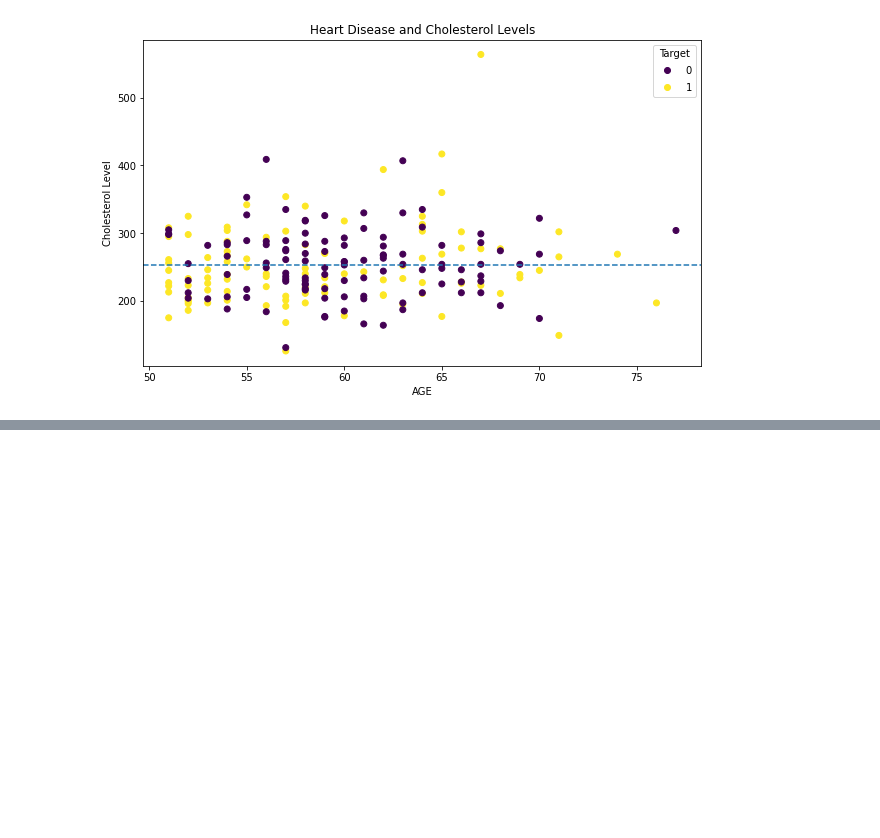
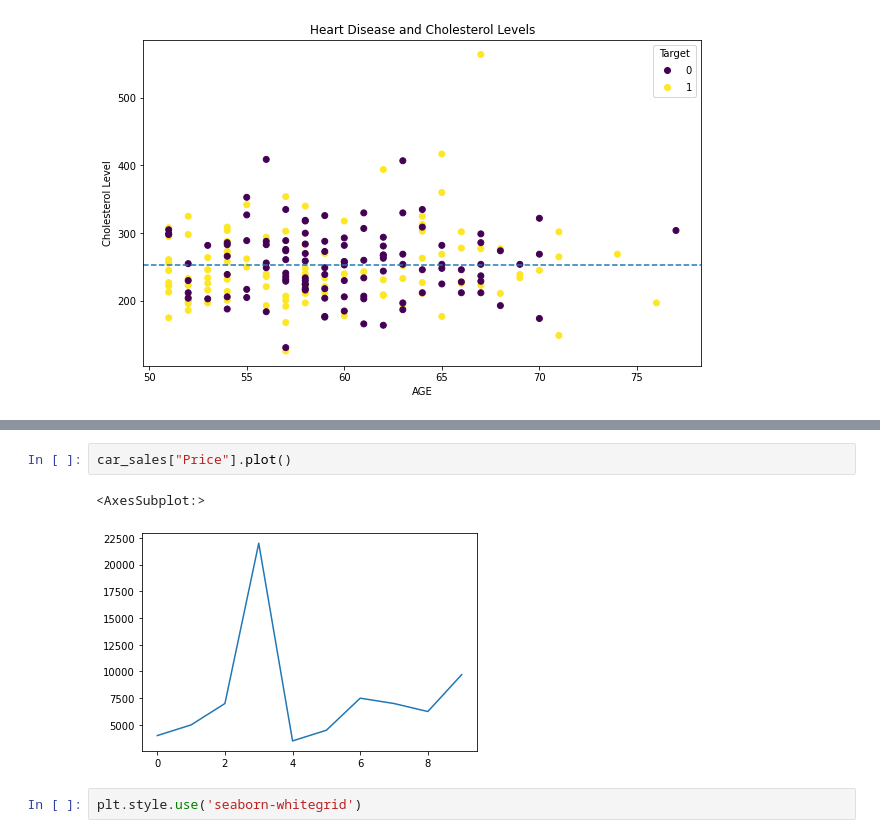
Before and after one commit to chirag35847/Data-Science-Course, a Jupyter notebook: Matplotlib/matplotlib.ipynb, the cells around one changed output, grey strips where cells are left out. Saved outputs shown, nothing was run; the diff lists cells and outputs as text; blank space fills up the shorter version.

```diff
--- a/Matplotlib/matplotlib.ipynb
+++ b/Matplotlib/matplotlib.ipynb
@@ -381,0 +444,7 @@ ax.axhline(over_50["chol"].mean(),linestyle="--")
+# %%
+car_sales["Price"].plot()
+# %% [output]
+<AxesSubplot:>
+[figure, added]
+# %%
+plt.style.use('seaborn-whitegrid')
```
Also changed, not shown: parts of 23 cells of this notebook.
